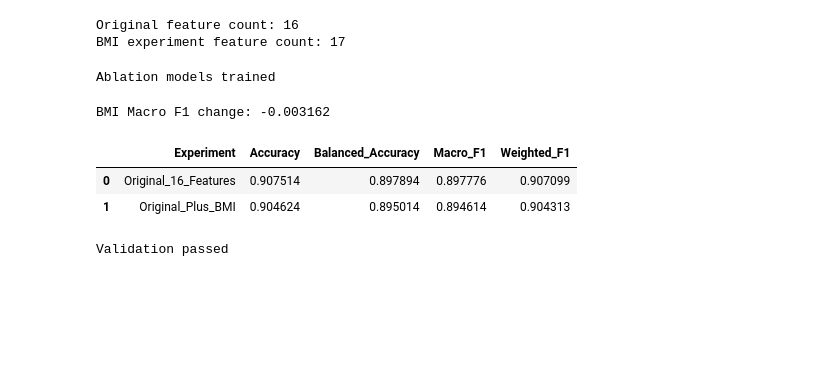
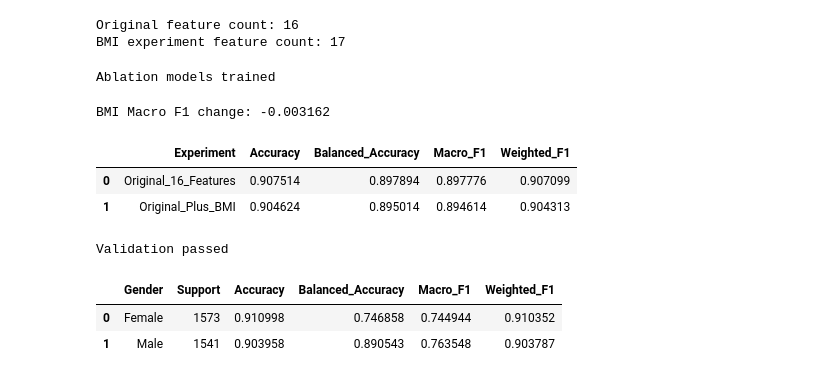
Before and after one commit to SMCodeX7/Obesity-Risk-Intelligence-System, a Jupyter notebook: notebooks/06_explainability.ipynb, the cells around one changed output. Saved outputs shown, nothing was run; the diff lists cells and outputs as text; code cells hidden in the pictures; blank space fills up the shorter version.

```diff
--- a/notebooks/06_explainability.ipynb
+++ b/notebooks/06_explainability.ipynb
@@ -2080,3 +2080,81 @@ print(
 )
 # %% [output]
 Validation passed
+# %%
+gender_analysis_df = (
+    test_analysis_df[
+        [
+            "Gender",
+            "True_Class",
+            "Predicted_Class",
+        ]
+    ]
+    .copy()
+)
+
+gender_rows = []
+
+for gender_value, group in (
+    gender_analysis_df.groupby(
+        "Gender"
+    )
+):
+
+    y_group_true = (
+        group["True_Class"]
+    )
+
+    y_group_pred = (
+        group["Predicted_Class"]
+    )
+
+    gender_rows.append(
+        {
+            "Gender":
+                gender_value,
+
+            "Support":
+                len(group),
+
+            "Accuracy":
+                accuracy_score(
+                    y_group_true,
+                    y_group_pred,
+                ),
+
+            "Balanced_Accuracy":
+                balanced_accuracy_score(
+                    y_group_true,
+                    y_group_pred,
+                ),
+
+            "Macro_F1":
+                f1_score(
+                    y_group_true,
+                    y_group_pred,
+                    labels=model_classes,
+                    average="macro",
+                    zero_division=0,
+                ),
+
+            "Weighted_F1":
+                f1_score(
+                    y_group_true,
+                    y_group_pred,
+                    average="weighted",
+                    zero_division=0,
+                ),
+        }
+    )
+
+gender_performance_df = (
+    pd.DataFrame(
+        gender_rows
+    )
+)
+
+gender_performance_df
+# %% [output]
+|  | Gender | Support | Accuracy | Balanced_Accuracy | Macro_F1 | Weighted_F1 |
+| 0 | Female | 1573 | 0.910998 | 0.746858 | 0.744944 | 0.910352 |
+| 1 | Male | 1541 | 0.903958 | 0.890543 | 0.763548 | 0.903787 |
```
Also changed, not shown: parts of 7 cells of this notebook, 5 other files.
